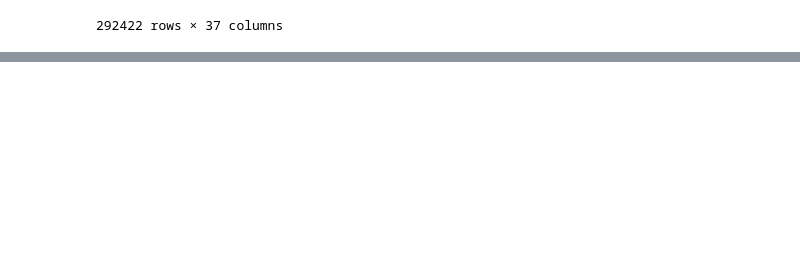
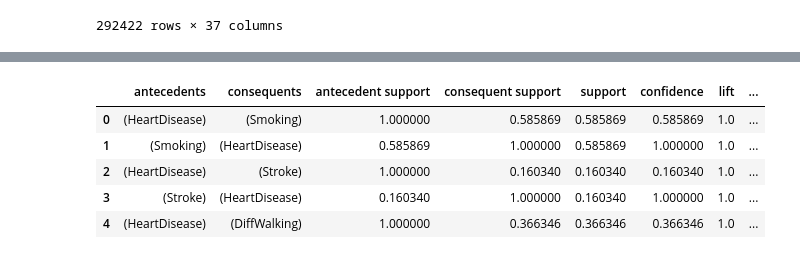
Before and after one commit to FinOCE/CP3403-group, a Jupyter notebook: notebooks/daniel.ipynb, the cells around one changed output, grey strips where cells are left out. Drawn from its saved outputs; the diff is of its cells as text; code cells hidden in the pictures; blank space fills up the shorter version.

```diff
--- a/notebooks/daniel.ipynb
+++ b/notebooks/daniel.ipynb
@@ -291,0 +298,10 @@ rules.head()
+# %%
+rules = association_rules(freq_items_true_pos, metric="confidence", min_threshold=0.1)
+rules.head()
+# %% [output]
+|  | antecedents | consequents | antecedent support | consequent support | support | confidence | lift | ... |
+| 0 | (HeartDisease) | (Smoking) | 1.000000 | 0.585869 | 0.585869 | 0.585869 | 1.0 | ... |
+| 1 | (Smoking) | (HeartDisease) | 0.585869 | 1.000000 | 0.585869 | 1.000000 | 1.0 | ... |
+| 2 | (HeartDisease) | (Stroke) | 1.000000 | 0.160340 | 0.160340 | 0.160340 | 1.0 | ... |
+| 3 | (Stroke) | (HeartDisease) | 0.160340 | 1.000000 | 0.160340 | 1.000000 | 1.0 | ... |
+| 4 | (HeartDisease) | (DiffWalking) | 1.000000 | 0.366346 | 0.366346 | 0.366346 | 1.0 | ... |
```
Also changed, not shown: parts of 7 cells of this notebook.
